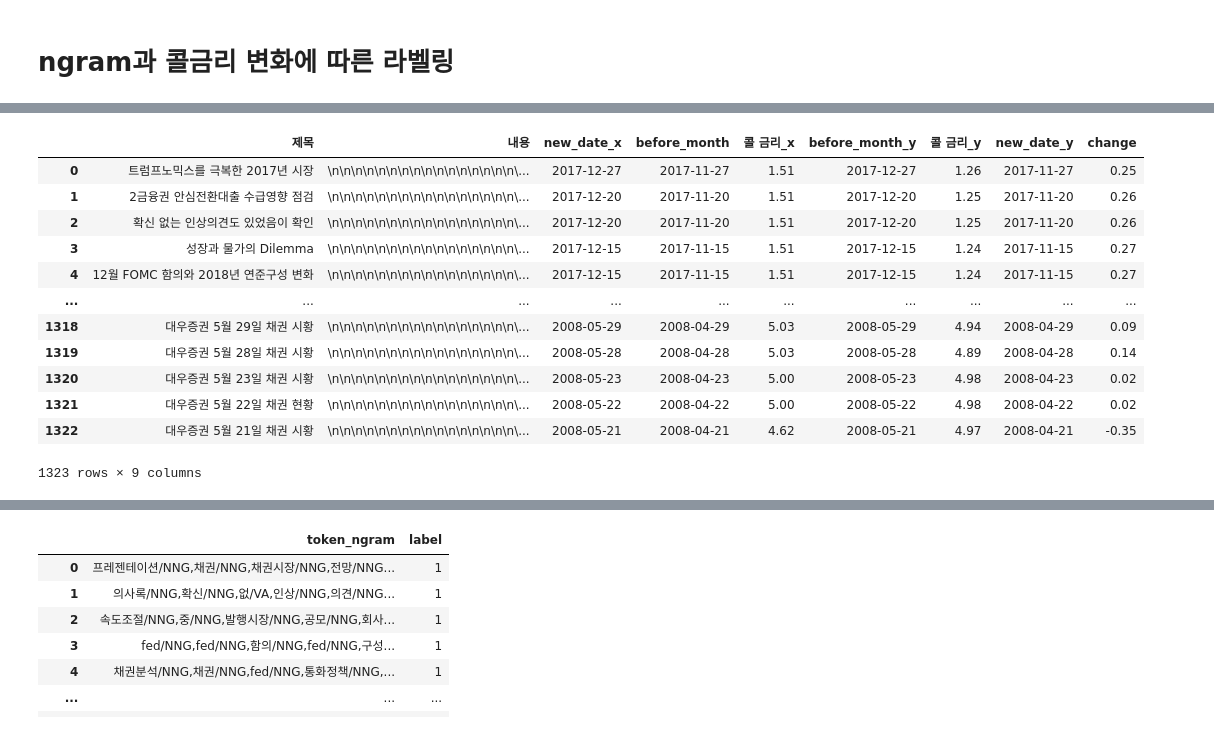
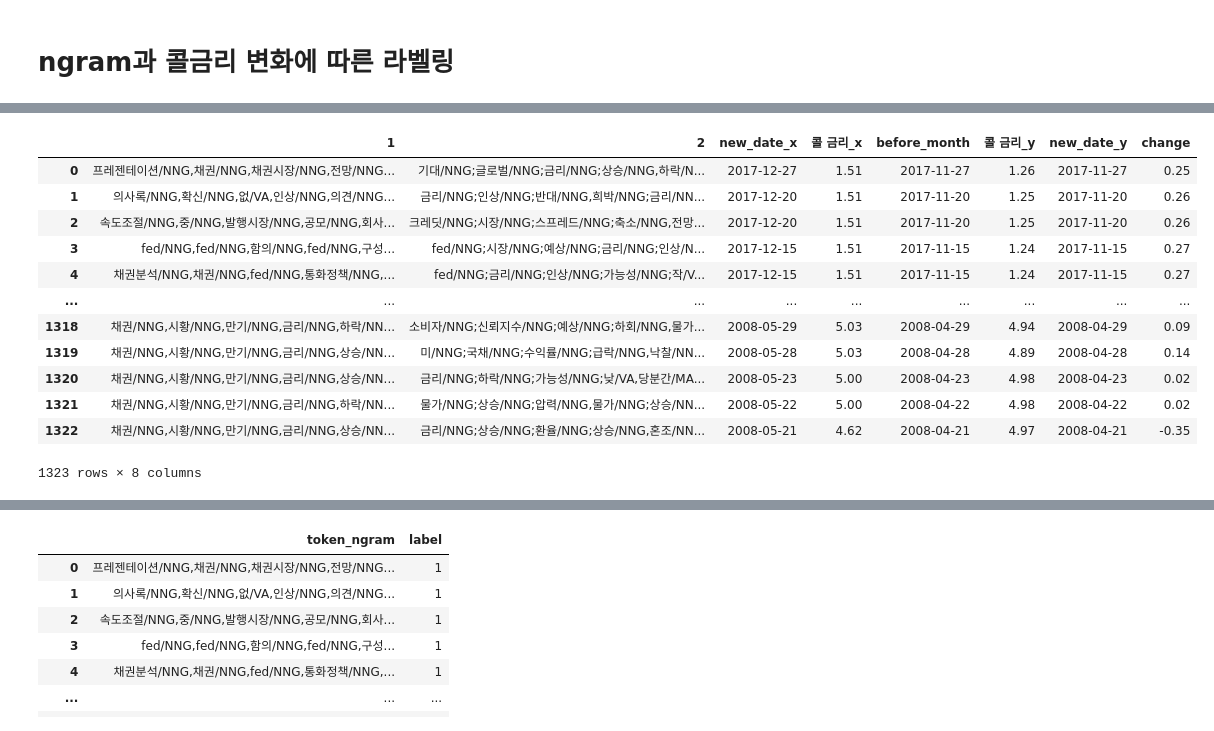
Before and after one commit to Jisang-hwang93/BOK_Report_Team1, a Jupyter notebook: report.ipynb, the cells around one changed output, grey strips where cells are left out. Cells and saved outputs as stored; diff of their text form; code cells hidden in the pictures.

Commit message:
채권분석 레포트 n-gram labeling

```diff
--- a/report.ipynb
+++ b/report.ipynb
@@ -12,3 +12,6 @@ Drive already mounted at /content/drive; to attempt to forcibly remount, call dr
 # %% [markdown]
 # tika
 - 채권분석 레포트 token화, ngram화 한 데이터
+# %%
+date = pd.read_csv('/content/drive/My Drive/자연어 처리 1조/데이터셋/유연/tika_bond_all.csv', encoding='utf-8')
+date # 여기서 날짜 가져옴
@@ -15,7 +32,7 @@ Drive already mounted at /content/drive; to attempt to forcibly remount, call dr
 # %%
-tika = pd.read_csv('/content/drive/My Drive/자연어 처리 1조/데이터셋/유연/toknized_bond_report.csv', header=[0], encoding='utf-8')
-# tika['new_date'] = tika.날짜.apply(lambda x: datetime.datetime.strptime(x, "%y.%m.%d"))
-# tika.drop('날짜', axis=1, inplace=True)
-# tika['before_month'] = tika.new_date.apply(lambda x: x - datetime.timedelta(days = 30))
+tika = pd.read_csv('/content/drive/My Drive/자연어 처리 1조/데이터셋/유연/toknized_bond_report.csv', header=None,  encoding='utf-8')
+tika.drop(0, axis=1, inplace=True)
+tika['new_date'] = date.날짜
+tika['new_date'] = tika['new_date'].apply(lambda x: datetime.datetime.strptime(x, '%y.%m.%d'))
 tika
 # %% [output]
@@ -62,24 +95,28 @@ ir.head()
 # %%
+# 1. new_date에 대해 콜금리 컬럼 생성
 data = pd.merge(tika, ir, on='new_date')
-data.drop('Unnamed: 0', axis=1, inplace = True)
-data.rename(columns = {'before_month_x' : 'before_month'}, inplace = True)
+
+# 2. before_month에 대해 콜금리 컬럼 생성
+data.before_month = data.new_date.apply(lambda x: x - datetime.timedelta(days=30))
 data = pd.merge(data, ir, on='before_month')
+
+# 3. 콜금리 변화 컬럼(change) 생성
 data['change'] = data['콜 금리_x'] - data['콜 금리_y']
 data
 # %% [output]
-|  | 제목 | 내용 | new_date_x | before_month | 콜 금리_x | before_month_y | 콜 금리_y | new_date_y | change |
-| 0 | 트럼프노믹스를 극복한 2017년 시장 | \n\n\n\n\n\n\n\n\n\n\n\n\n\n\n\n\... | 2017-12-27 | 2017-11-27 | 1.51 | 2017-12-27 | 1.26 | 2017-11-27 | 0.25 |
-| 1 | 2금융권 안심전환대출 수급영향 점검 | \n\n\n\n\n\n\n\n\n\n\n\n\n\n\n\n\... | 2017-12-20 | 2017-11-20 | 1.51 | 2017-12-20 | 1.25 | 2017-11-20 | 0.26 |
-| 2 | 확신 없는 인상의견도 있었음이 확인 | \n\n\n\n\n\n\n\n\n\n\n\n\n\n\n\n\... | 2017-12-20 | 2017-11-20 | 1.51 | 2017-12-20 | 1.25 | 2017-11-20 | 0.26 |
-| 3 | 성장과 물가의 Dilemma | \n\n\n\n\n\n\n\n\n\n\n\n\n\n\n\n\... | 2017-12-15 | 2017-11-15 | 1.51 | 2017-12-15 | 1.24 | 2017-11-15 | 0.27 |
-| 4 | 12월 FOMC 함의와 2018년 연준구성 변화 | \n\n\n\n\n\n\n\n\n\n\n\n\n\n\n\n\... | 2017-12-15 | 2017-11-15 | 1.51 | 2017-12-15 | 1.24 | 2017-11-15 | 0.27 |
-| ... | ... | ... | ... | ... | ... | ... | ... | ... | ... |
-| 1318 | 대우증권 5월 29일 채권 시황 | \n\n\n\n\n\n\n\n\n\n\n\n\n\n\n\n\... | 2008-05-29 | 2008-04-29 | 5.03 | 2008-05-29 | 4.94 | 2008-04-29 | 0.09 |
-| 1319 | 대우증권 5월 28일 채권 시황 | \n\n\n\n\n\n\n\n\n\n\n\n\n\n\n\n\... | 2008-05-28 | 2008-04-28 | 5.03 | 2008-05-28 | 4.89 | 2008-04-28 | 0.14 |
-| 1320 | 대우증권 5월 23일 채권 시황 | \n\n\n\n\n\n\n\n\n\n\n\n\n\n\n\n\... | 2008-05-23 | 2008-04-23 | 5.00 | 2008-05-23 | 4.98 | 2008-04-23 | 0.02 |
-| 1321 | 대우증권 5월 22일 채권 현황 | \n\n\n\n\n\n\n\n\n\n\n\n\n\n\n\n\... | 2008-05-22 | 2008-04-22 | 5.00 | 2008-05-22 | 4.98 | 2008-04-22 | 0.02 |
-| 1322 | 대우증권 5월 21일 채권 시황 | \n\n\n\n\n\n\n\n\n\n\n\n\n\n\n\n\... | 2008-05-21 | 2008-04-21 | 4.62 | 2008-05-21 | 4.97 | 2008-04-21 | -0.35 |
+|  | 1 | 2 | new_date_x | 콜 금리_x | before_month | 콜 금리_y | new_date_y | change |
+| 0 | 프레젠테이션/NNG,채권/NNG,채권시장/NNG,전망/NNG... | 기대/NNG;글로벌/NNG;금리/NNG;상승/NNG,하락/N... | 2017-12-27 | 1.51 | 2017-11-27 | 1.26 | 2017-11-27 | 0.25 |
+| 1 | 의사록/NNG,확신/NNG,없/VA,인상/NNG,의견/NNG... | 금리/NNG;인상/NNG;반대/NNG,희박/NNG;금리/NN... | 2017-12-20 | 1.51 | 2017-11-20 | 1.25 | 2017-11-20 | 0.26 |
+| 2 | 속도조절/NNG,중/NNG,발행시장/NNG,공모/NNG,회사... | 크레딧/NNG;시장/NNG;스프레드/NNG;축소/NNG,전망... | 2017-12-20 | 1.51 | 2017-11-20 | 1.25 | 2017-11-20 | 0.26 |
+| 3 | fed/NNG,fed/NNG,함의/NNG,fed/NNG,구성... | fed/NNG;시장/NNG;예상/NNG;금리/NNG;인상/N... | 2017-12-15 | 1.51 | 2017-11-15 | 1.24 | 2017-11-15 | 0.27 |
+| 4 | 채권분석/NNG,채권/NNG,fed/NNG,통화정책/NNG,... | fed/NNG;금리/NNG;인상/NNG;가능성/NNG;작/V... | 2017-12-15 | 1.51 | 2017-11-15 | 1.24 | 2017-11-15 | 0.27 |
+| ... | ... | ... | ... | ... | ... | ... | ... | ... |
+| 1318 | 채권/NNG,시황/NNG,만기/NNG,금리/NNG,하락/NN... | 소비자/NNG;신뢰지수/NNG;예상/NNG;하회/NNG,물가... | 2008-05-29 | 5.03 | 2008-04-29 | 4.94 | 2008-04-29 | 0.09 |
+| 1319 | 채권/NNG,시황/NNG,만기/NNG,금리/NNG,상승/NN... | 미/NNG;국채/NNG;수익률/NNG;급락/NNG,낙찰/NN... | 2008-05-28 | 5.03 | 2008-04-28 | 4.89 | 2008-04-28 | 0.14 |
+| 1320 | 채권/NNG,시황/NNG,만기/NNG,금리/NNG,상승/NN... | 금리/NNG;하락/NNG;가능성/NNG;낮/VA,당분간/MA... | 2008-05-23 | 5.00 | 2008-04-23 | 4.98 | 2008-04-23 | 0.02 |
+| 1321 | 채권/NNG,시황/NNG,만기/NNG,금리/NNG,하락/NN... | 물가/NNG;상승/NNG;압력/NNG,물가/NNG;상승/NN... | 2008-05-22 | 5.00 | 2008-04-22 | 4.98 | 2008-04-22 | 0.02 |
+| 1322 | 채권/NNG,시황/NNG,만기/NNG,금리/NNG,상승/NN... | 금리/NNG;상승/NNG;환율/NNG;상승/NNG,혼조/NN... | 2008-05-21 | 4.62 | 2008-04-21 | 4.97 | 2008-04-21 | -0.35 |
-1323 rows × 9 columns
+1323 rows × 8 columns
 # %%
 # 콜금리 변화에 따른 라벨링
 
```
Also changed, not shown: parts of 9 cells of this notebook.
